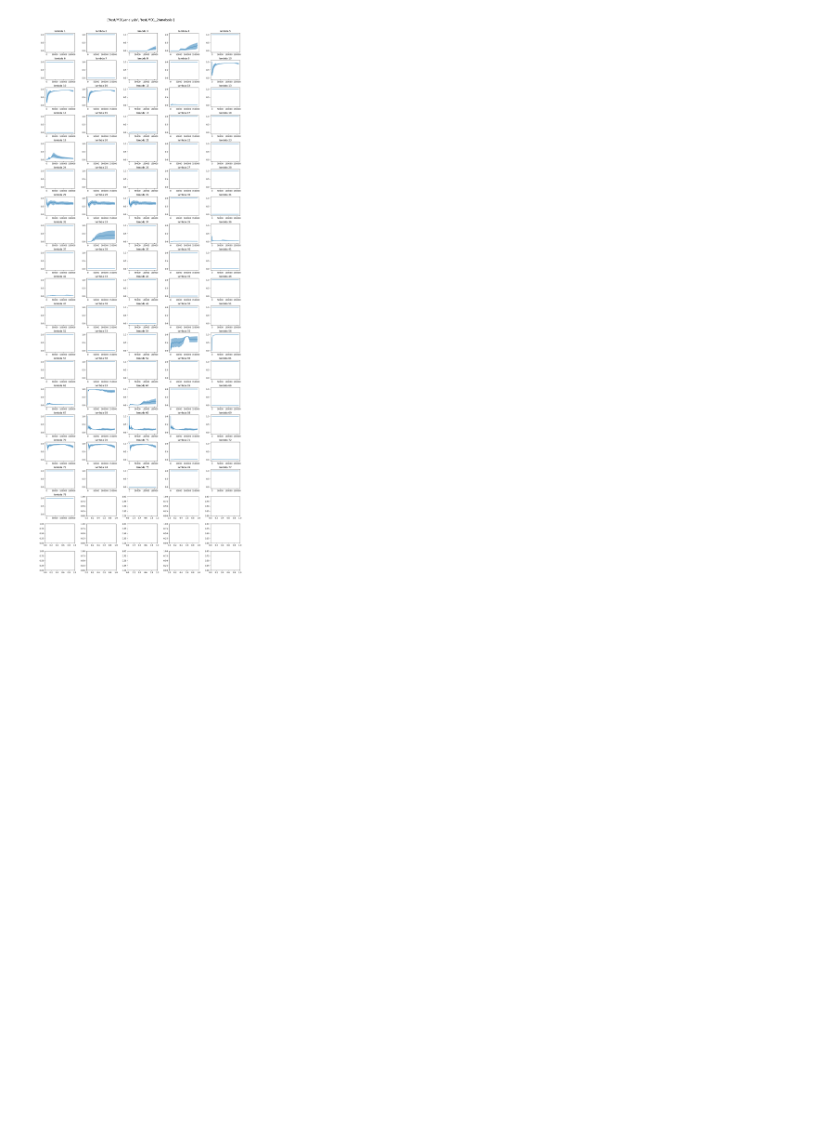
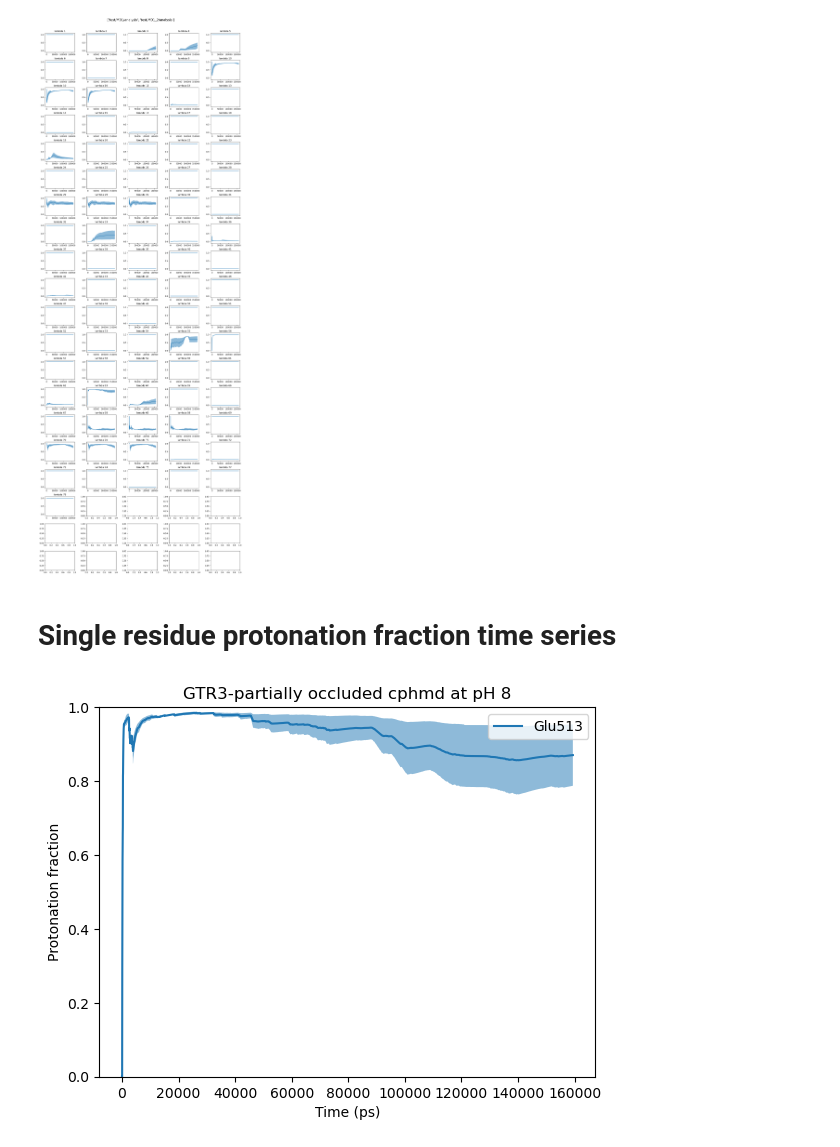
Before and after one commit to AndPdb/constant-ph-utils, a Jupyter notebook: analysis_template.ipynb, the cells around one changed output. Cells and saved outputs as stored; diff of their text form; code cells hidden in the pictures; blank space fills up the shorter version.

Commit message:
Added single residue protonation time series plot

```diff
--- a/analysis_template.ipynb
+++ b/analysis_template.ipynb
@@ -239,3 +239,26 @@ for i in range(rows):
 plt.show()
 # %% [output]
 [figure]
+# %% [markdown]
+# Single residue protonation fraction time series
+# %%
+asp471_frac1 = get_protfrac_ts("67", "test/MD1/analysis")
+asp471_frac2 = get_protfrac_ts("67", "test/MD1_2/analysis")
+
+min_length = min(len(asp471_frac1), len(asp471_frac2))
+
+total_protarray = np.vstack((asp471_frac1[:min_length], asp471_frac2[:min_length]))
+
+total_protonse = np.std(total_protarray, axis=0) / np.sqrt(len(total_protarray))
+
+plt.plot(np.mean(total_protarray, axis=0), label="Glu513")
+plt.fill_between(np.arange(len(total_protarray[0,:])), np.mean(total_protarray, axis=0) - total_protonse, np.mean(total_protarray, axis=0) + total_protonse, alpha=0.5)
+
+plt.ylim(0,1)
+plt.ylabel("Protonation fraction")
+plt.xlabel("Time (ps)")
+plt.legend()
+plt.title("GTR3-partially occluded cphmd at pH 8")
+plt.show()
+# %% [output]
+[figure, added]
```
